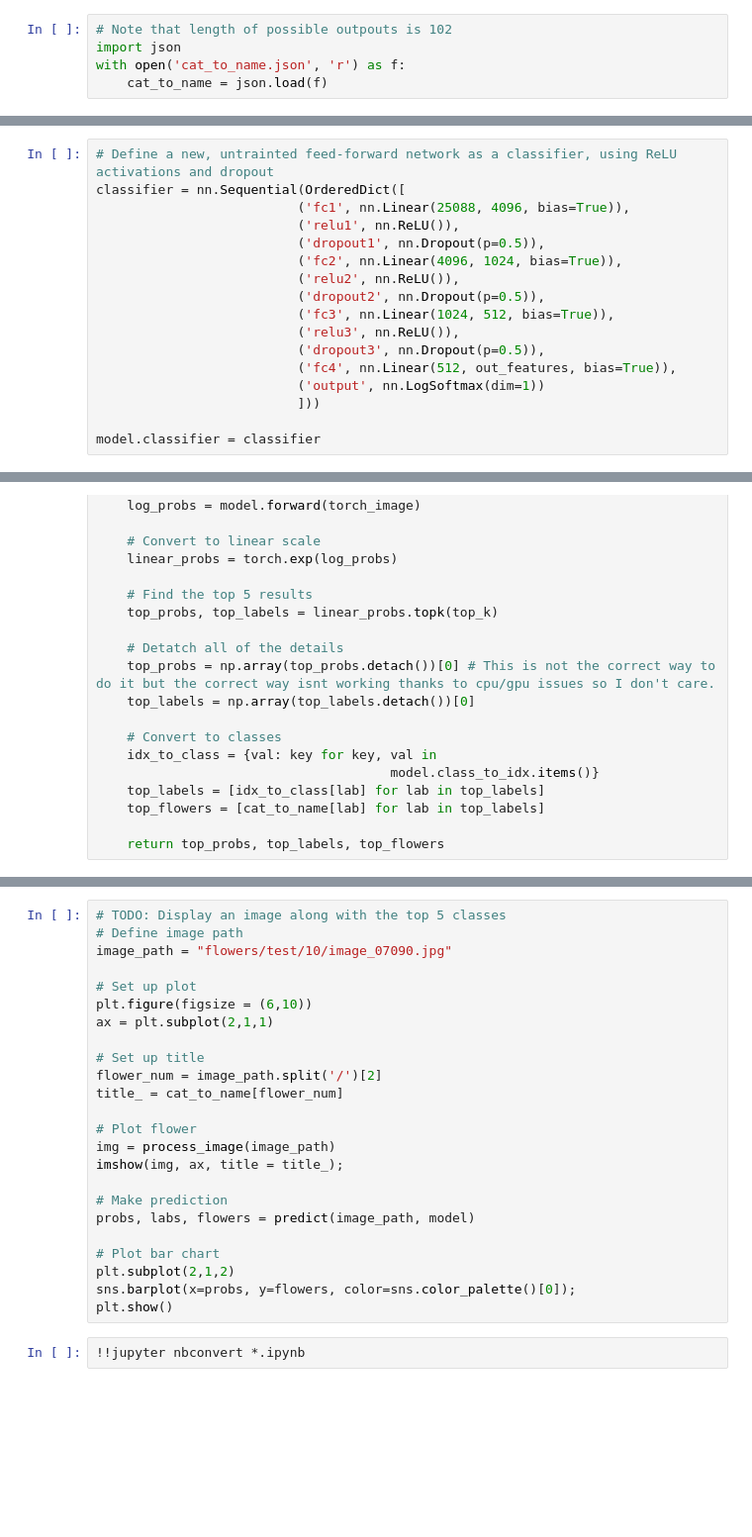
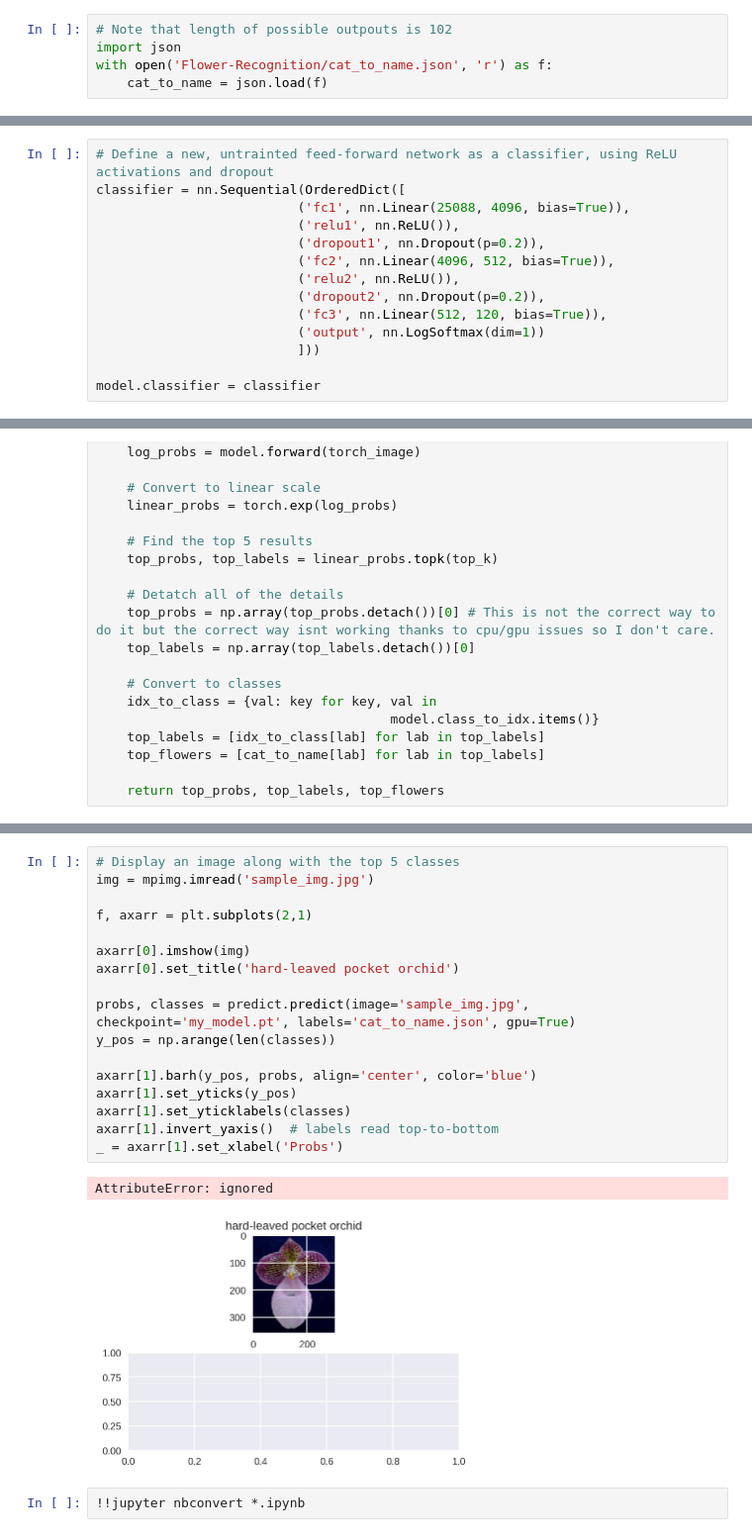
Before and after one commit to ShreyanshuShekhar/Flower-Recognition, a Jupyter notebook: Image_Classifier_Project.ipynb, the cells around one changed output, grey strips where cells are left out. Shown at 99% size. Saved outputs shown, nothing was run; the diff lists cells and outputs as text; blank space fills up the shorter version.

```diff
--- a/Image_Classifier_Project.ipynb
+++ b/Image_Classifier_Project.ipynb
@@ -111,7 +112,7 @@ You'll also need to load in a mapping from category label to category name. You
 # %%
 # Note that length of possible outpouts is 102
 import json
-with open('cat_to_name.json', 'r') as f:
+with open('Flower-Recognition/cat_to_name.json', 'r') as f:
     cat_to_name = json.load(f)
 # %% [markdown]
 # Building and training the classifier
@@ -164,14 +165,11 @@ for param in model.parameters():
 classifier = nn.Sequential(OrderedDict([
                           ('fc1', nn.Linear(25088, 4096, bias=True)),
                           ('relu1', nn.ReLU()),
-                          ('dropout1', nn.Dropout(p=0.5)),
-                          ('fc2', nn.Linear(4096, 1024, bias=True)),
+                          ('dropout1', nn.Dropout(p=0.2)),
+                          ('fc2', nn.Linear(4096, 512, bias=True)),
                           ('relu2', nn.ReLU()),
-                          ('dropout2', nn.Dropout(p=0.5)),
-                          ('fc3', nn.Linear(1024, 512, bias=True)),
-                          ('relu3', nn.ReLU()),
-                          ('dropout3', nn.Dropout(p=0.5)),
-                          ('fc4', nn.Linear(512, out_features, bias=True)),
+                          ('dropout2', nn.Dropout(p=0.2)),
+                          ('fc3', nn.Linear(512, 120, bias=True)),
                           ('output', nn.LogSoftmax(dim=1))
                           ]))
 
@@ -492,29 +504,25 @@ Now that you can use a trained model for predictions, check to make sure it make
 <img src='assets/inference_example.png' width=300px>
 
 You can convert from the class integer encoding to actual flower names with the `cat_to_name.json` file (should have been loaded earlier in the notebook). To show a PyTorch tensor as an image, use the `imshow` function defined above.
-# %%
-# TODO: Display an image along with the top 5 classes
-# Define image path
-image_path = "flowers/test/10/image_07090.jpg"
-
-# Set up plot
-plt.figure(figsize = (6,10))
-ax = plt.subplot(2,1,1)
-
-# Set up title
-flower_num = image_path.split('/')[2]
-title_ = cat_to_name[flower_num]
-
-# Plot flower
-img = process_image(image_path)
-imshow(img, ax, title = title_);
-
-# Make prediction
-probs, labs, flowers = predict(image_path, model)
-
-# Plot bar chart
-plt.subplot(2,1,2)
-sns.barplot(x=probs, y=flowers, color=sns.color_palette()[0]);
-plt.show()
+# %%
+# Display an image along with the top 5 classes
+img = mpimg.imread('sample_img.jpg')
+
+f, axarr = plt.subplots(2,1)
+
+axarr[0].imshow(img)
+axarr[0].set_title('hard-leaved pocket orchid')
+
+probs, classes = predict.predict(image='sample_img.jpg', checkpoint='my_model.pt', labels='cat_to_name.json', gpu=True)
+y_pos = np.arange(len(classes))
+
+axarr[1].barh(y_pos, probs, align='center', color='blue')
+axarr[1].set_yticks(y_pos)
+axarr[1].set_yticklabels(classes)
+axarr[1].invert_yaxis()  # labels read top-to-bottom
+_ = axarr[1].set_xlabel('Probs')
+# %% [output]
+AttributeError: ignored
+[figure, added]
 # %%
 !!jupyter nbconvert *.ipynb
```
Also changed, not shown: parts of 9 cells of this notebook.
